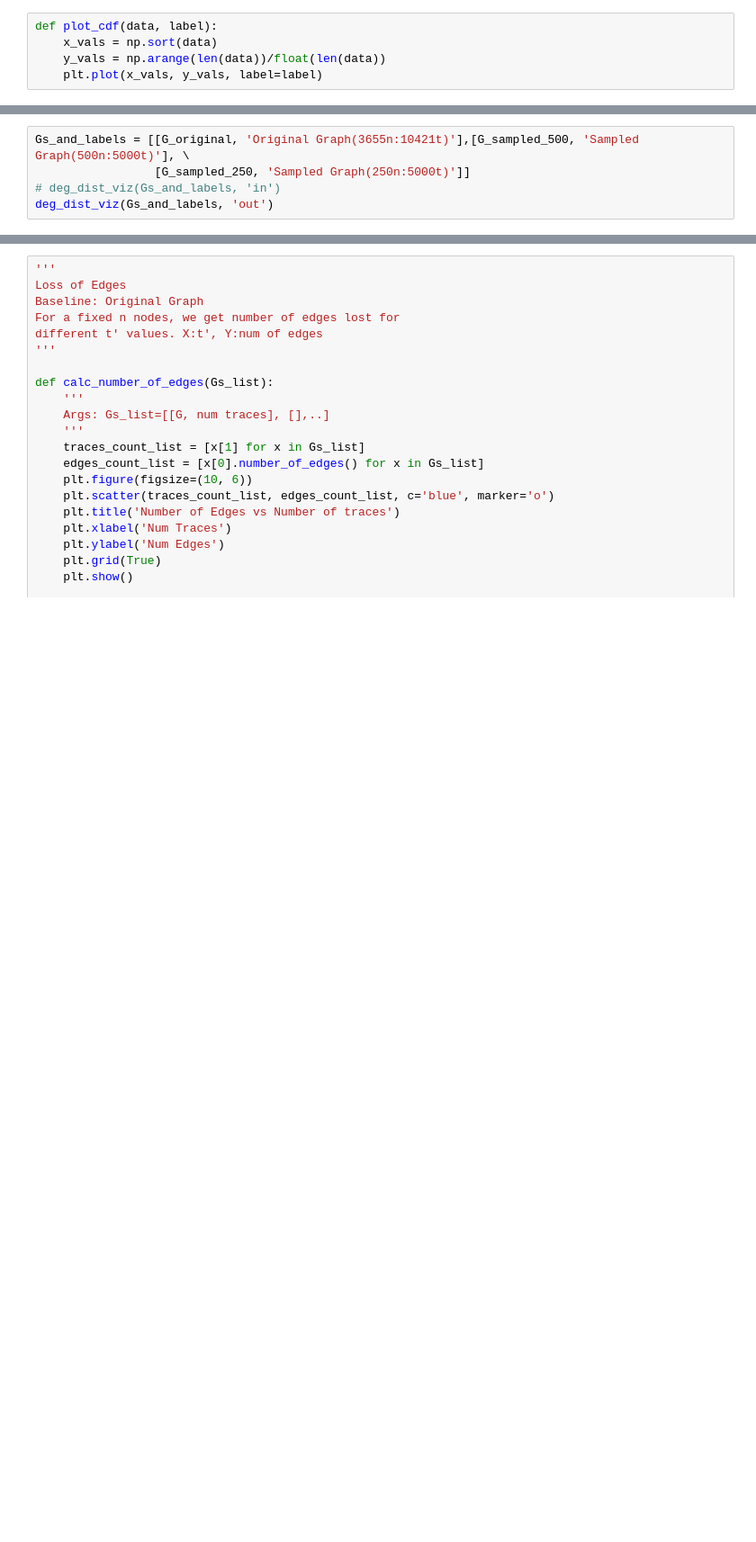
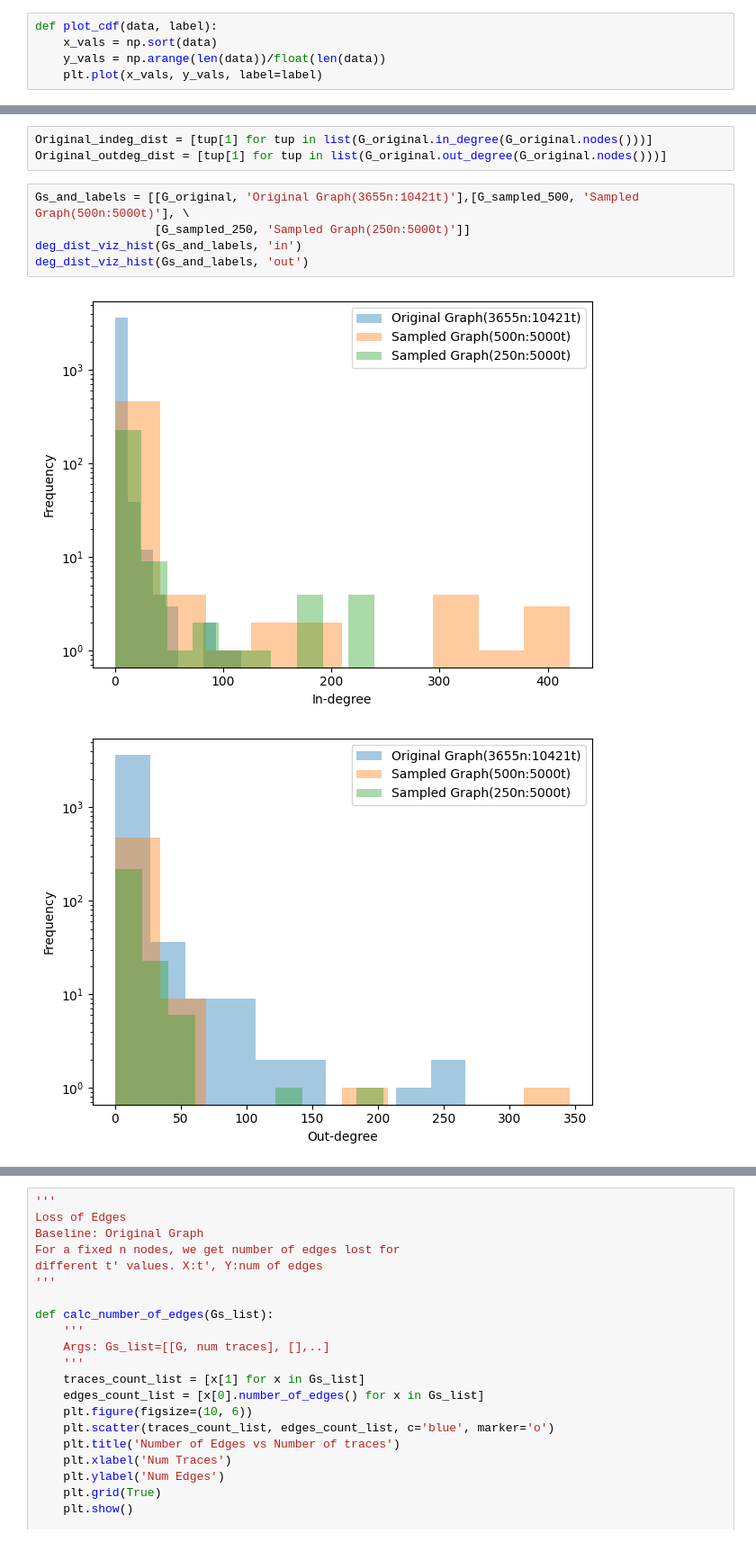
Before and after one commit to ritulS/TraceProc, a Jupyter notebook: graph_evaluation.ipynb, the cells around one changed output, grey strips where cells are left out. Shown at 90% size. Drawn from its saved outputs; the diff is of its cells as text; blank space fills up the shorter version.

```diff
--- a/graph_evaluation.ipynb
+++ b/graph_evaluation.ipynb
@@ -166,8 +208,14 @@ def deg_dist_viz(Gs_and_labels, in_or_out):
+# %%
+Original_indeg_dist = [tup[1] for tup in list(G_original.in_degree(G_original.nodes()))]
+Original_outdeg_dist = [tup[1] for tup in list(G_original.out_degree(G_original.nodes()))]
 # %%
 Gs_and_labels = [[G_original, 'Original Graph(3655n:10421t)'],[G_sampled_500, 'Sampled Graph(500n:5000t)'], \
                  [G_sampled_250, 'Sampled Graph(250n:5000t)']]
-# deg_dist_viz(Gs_and_labels, 'in')
-deg_dist_viz(Gs_and_labels, 'out')
+deg_dist_viz_hist(Gs_and_labels, 'in')
+deg_dist_viz_hist(Gs_and_labels, 'out')
+# %% [output]
+[figure, added]
+[figure, added]
 # %%
 # Comparing impact of t' on in/out deg distributions
 G_500n_5000t = pkl_to_graph('500nodes_5000traces')
```
Also changed, not shown: parts of 6 cells of this notebook, 1 other file.
